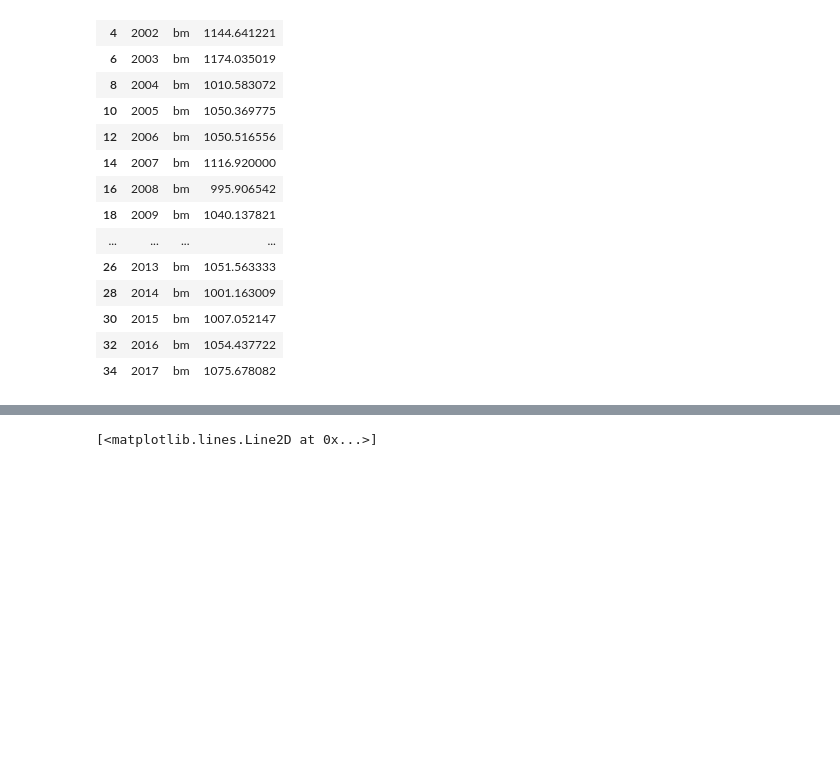
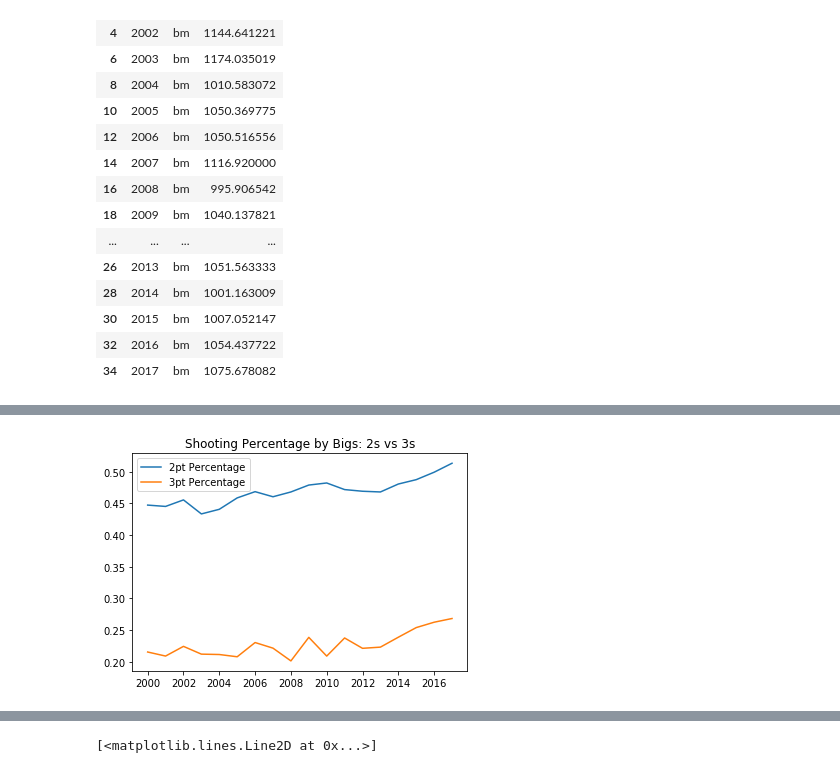
Before and after one commit to logan7734/Project1_repo, a Jupyter notebook: andrew_project_1_code.ipynb, the cells around one changed output, grey strips where cells are left out. Saved outputs shown, nothing was run; the diff lists cells and outputs as text; code cells hidden in the pictures; blank space fills up the shorter version.

```diff
--- a/andrew_project_1_code.ipynb
+++ b/andrew_project_1_code.ipynb
@@ -835,0 +856,26 @@ TypeError: 'DataFrameGroupBy' object is not callable
+# %%
+#create a graph for 2pt vs 3pt percentages
+three_pt_perc = sm_df['3P%'].mean()
+two_pt_perc = sm_df['2P%'].mean()
+
+three_pt_perc = three_pt_perc.reset_index()
+two_pt_perc = two_pt_perc.reset_index()
+
+
+#sample.head()
+#plt.bar(sample['Year'], sample.MP)
+
+three_pt_perc_bm = three_pt_perc.loc[three_pt_perc["bm"]=="bm"]
+two_pt_perc_bm = two_pt_perc.loc[two_pt_perc['bm']=='bm']
+
+plt.plot(two_pt_perc_bm['Year'], two_pt_perc_bm['2P%'],
+      label = '2pt Percentage')
+plt.plot(three_pt_perc_bm['Year'], three_pt_perc_bm['3P%'],
+      label = '3pt Percentage')
+plt.xticks(np.arange(2000,2018, step=2))
+plt.legend()
+plt.title('Shooting Percentage by Bigs: 2s vs 3s')
+
+plt.show()
+# %% [output]
+[figure, added]
```
Also changed, not shown: parts of 6 cells of this notebook, 1 other file.
